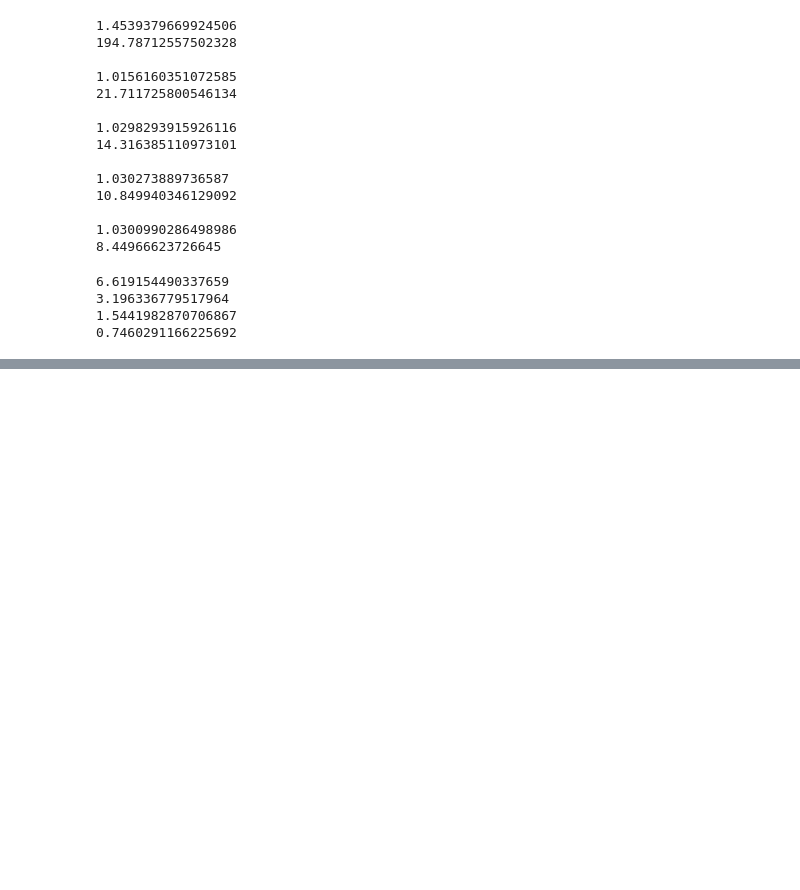
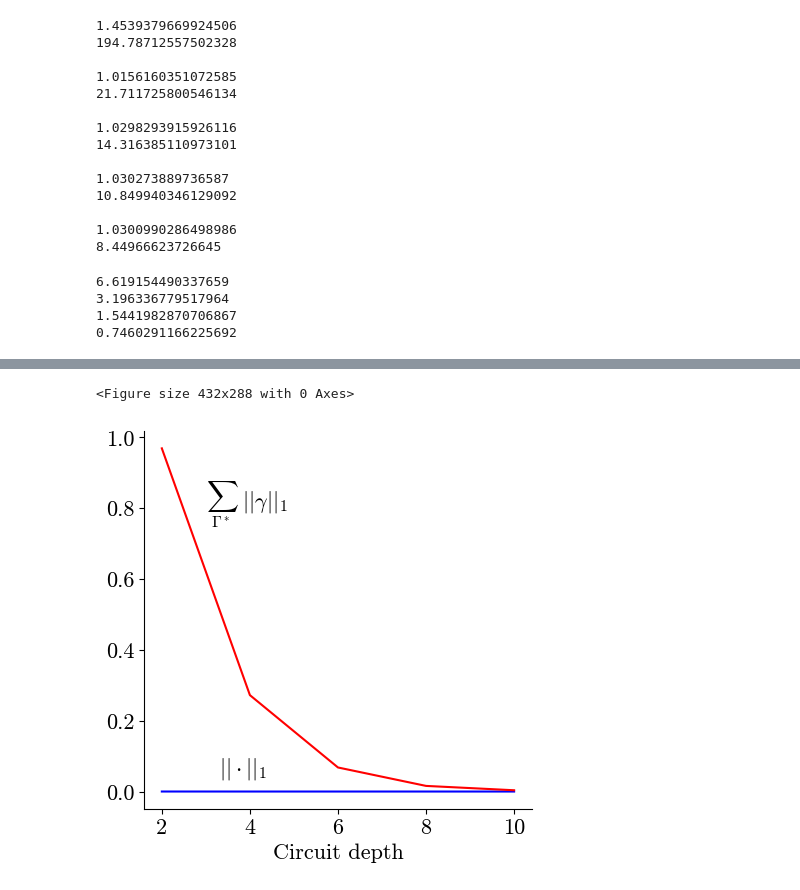
Before and after one commit to reionize/local-scrambling, a Jupyter notebook: state scrambling.ipynb, the cells around one changed output, grey strips where cells are left out. Cells and saved outputs as stored; diff of their text form; code cells hidden in the pictures; blank space fills up the shorter version.

```diff
--- a/state scrambling.ipynb
+++ b/state scrambling.ipynb
@@ -575,0 +629,39 @@ print(coeffs_trace_norm_2_i(c, 10, configs_dw(10, 4)))
+# %%
+#plot triangle inequality bound, 1-norm, and analytic bound for trapezoid circuit, q = 4, a = 4
+q = 4
+a = 4
+table = []
+f = open('output/compare_' + str(q) + '_' + str(a), 'r')
+for row in [2, 4, 6, 8, 10]:
+    table.append(list(map(float, f.readline().split(','))))
+f.close()
+plt.clf()
+fig, ax = plt.subplots()
+ax.spines['right'].set_visible(False)
+ax.spines['top'].set_visible(False)
+plt.plot([2, 4, 6, 8, 10], [row[1] for row in table], color='b', linewidth=1.5)
+plt.plot([2, 4, 6, 8, 10], [row[2] for row in table], color='r', linewidth=1.5)
+plt.xlabel('Circuit depth')
+#plt.ylabel('Label')
+#plt.title('Title')
+fig.set_size_inches(5, 5)
+fig.set_dpi(100)
+frame = plt.gca()
+#frame.axes.get_yaxis().set_visible(False)
+plt.rcParams.update({'font.size': 16})
+#plt.rcParams.update({'font.family': 'cmss10', 'mathtext.fontset': 'stixsans'})
+plt.rcParams.update({'font.family': 'cmr10', 'mathtext.fontset': 'cm'})
+#plt.grid(True)
+#plt.legend(bbox_to_anchor=(1, 0.85), loc='upper right')
+#plt.ylim([0, 1.05])
+#plt.yticks([0.2, 0.4, 0.6, 0.8, 1])
+#plt.xlim([2, 10.5])
+#plt.text(3, 0.8, r'$\sum_* \,\, \vert\vert\gamma\vert\vert_1$', horizontalalignment='left', fontsize=18)
+#plt.text(3.3, 0.05, r'$\vert\vert\cdot\vert\vert_1$', horizontalalignment='left', fontsize=18)
+plt.text(3, 0.8, r'$\sum_{\Gamma^*} \,\, \vert\vert\gamma\vert\vert_1$', horizontalalignment='left')
+plt.text(3.3, 0.05, r'$\vert\vert\cdot\vert\vert_1$', horizontalalignment='left')
+#plt.show()
+plt.savefig('plots/compare_4_4_r.pdf', bbox_inches='tight', pad_inches=0, transparent=True)
+# %% [output]
+<Figure size 432x288 with 0 Axes>
+[figure, added]
```
Also changed, not shown: parts of 19 cells of this notebook, 1 other file.
